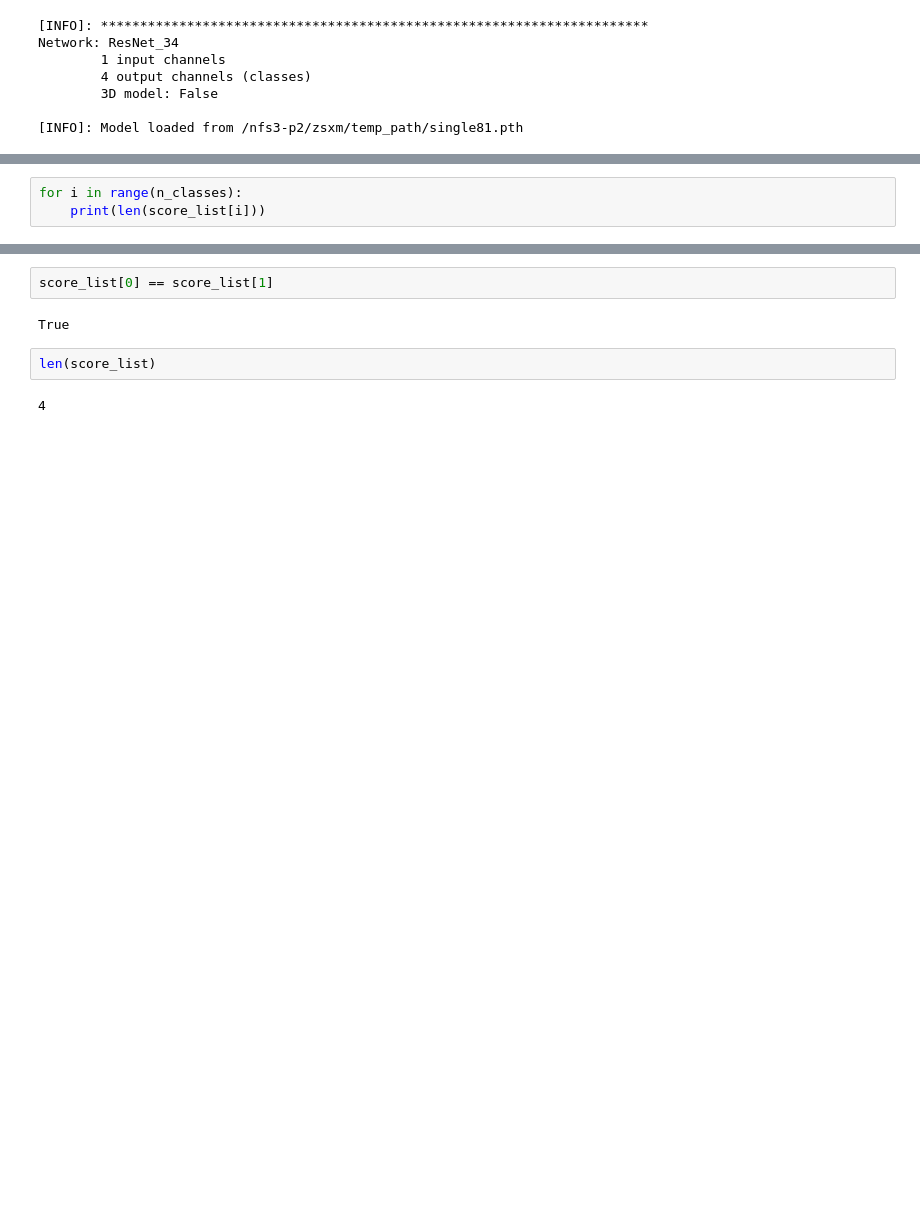
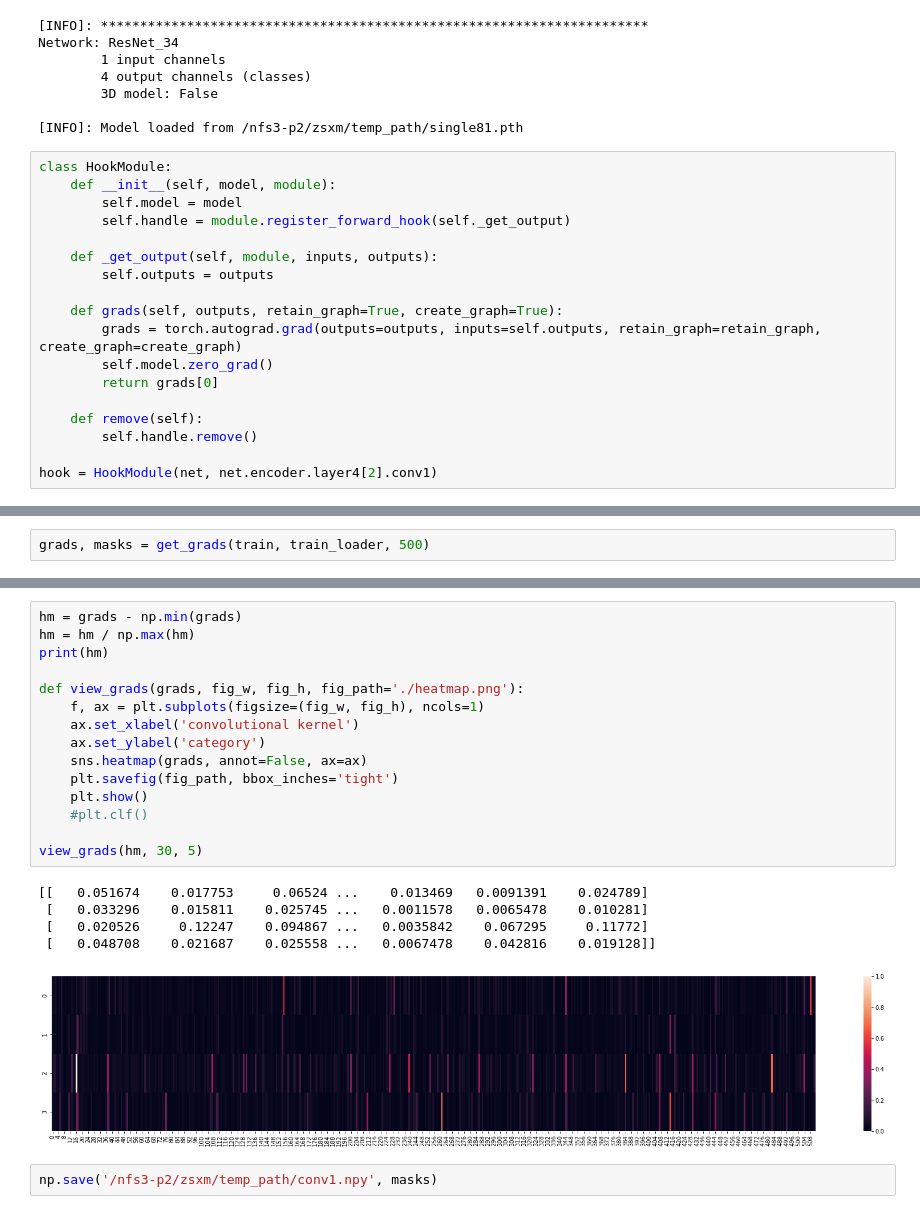
Before and after one commit to zsxm1998/AorticDissection, a Jupyter notebook: model_doctor.ipynb, the cells around one changed output, grey strips where cells are left out. Saved outputs shown, nothing was run; the diff lists cells and outputs as text; blank space fills up the shorter version.

Commit message:
save 12.8@110

```diff
--- a/model_doctor.ipynb
+++ b/model_doctor.ipynb
@@ -45,4 +50,22 @@ Network: ResNet_34
         3D model: False
 
 [INFO]: Model loaded from /nfs3-p2/zsxm/temp_path/single81.pth
+# %%
+class HookModule:
+    def __init__(self, model, module):
+        self.model = model
+        self.handle = module.register_forward_hook(self._get_output)
+
+    def _get_output(self, module, inputs, outputs):
+        self.outputs = outputs
+
+    def grads(self, outputs, retain_graph=True, create_graph=True):
+        grads = torch.autograd.grad(outputs=outputs, inputs=self.outputs, retain_graph=retain_graph, create_graph=create_graph)
+        self.model.zero_grad()
+        return grads[0]
+
+    def remove(self):
+        self.handle.remove()
+
+hook = HookModule(net, net.encoder.layer4[2].conv1)
 # %%
@@ -62,4 +111,3 @@ for imgs, true_categories in tqdm(train_loader, total=len(train_loader), desc='T
 # %%
-for i in range(n_classes):
-    print(len(score_list[i]))
+grads, masks = get_grads(train, train_loader, 500)
 # %% [output]
@@ -70,8 +126,23 @@ for i in range(n_classes):
-# %%
-score_list[0] == score_list[1]
-# %% [output]
-True
-# %%
-len(score_list)
-# %% [output]
-4
+# %%
+hm = grads - np.min(grads)
+hm = hm / np.max(hm)
+print(hm)
+
+def view_grads(grads, fig_w, fig_h, fig_path='./heatmap.png'):
+    f, ax = plt.subplots(figsize=(fig_w, fig_h), ncols=1)
+    ax.set_xlabel('convolutional kernel')
+    ax.set_ylabel('category')
+    sns.heatmap(grads, annot=False, ax=ax)
+    plt.savefig(fig_path, bbox_inches='tight')
+    plt.show()
+    #plt.clf()
+
+view_grads(hm, 30, 5)
+# %% [output]
+[[   0.051674    0.017753     0.06524 ...    0.013469   0.0091391    0.024789]
+ [   0.033296    0.015811    0.025745 ...   0.0011578   0.0065478    0.010281]
+ [   0.020526     0.12247    0.094867 ...   0.0035842    0.067295     0.11772]
+ [   0.048708    0.021687    0.025558 ...   0.0067478    0.042816    0.019128]]
+[figure, added]
+# %%
+np.save('/nfs3-p2/zsxm/temp_path/conv1.npy', masks)
```
Also changed, not shown: parts of 23 cells of this notebook, 6 other files.
